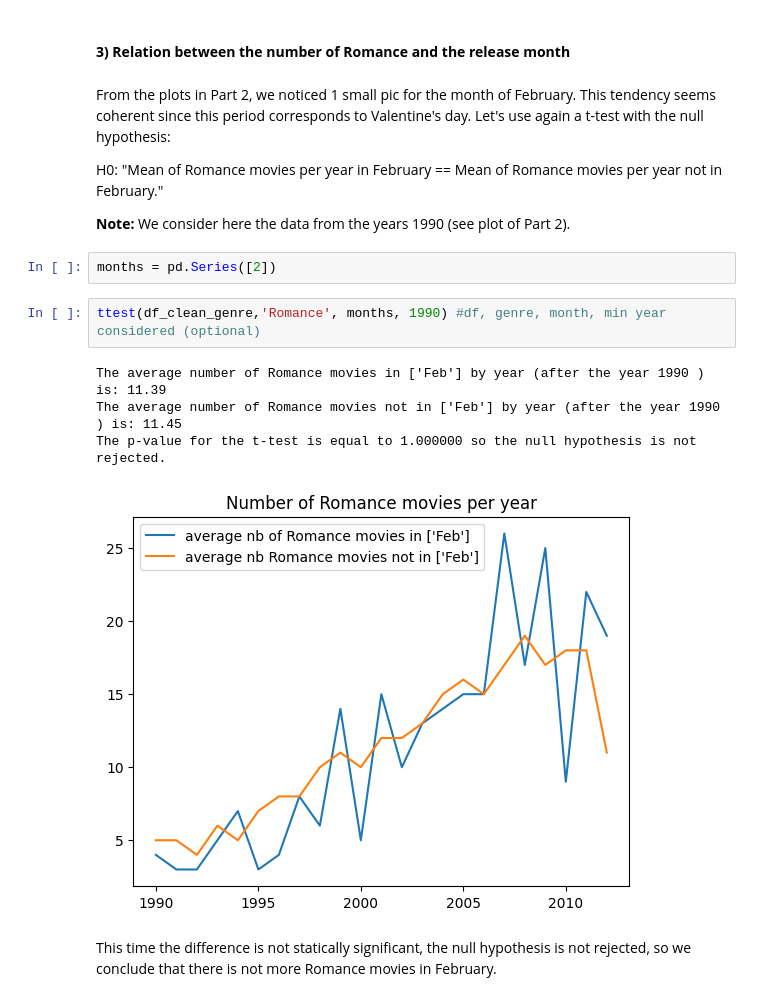
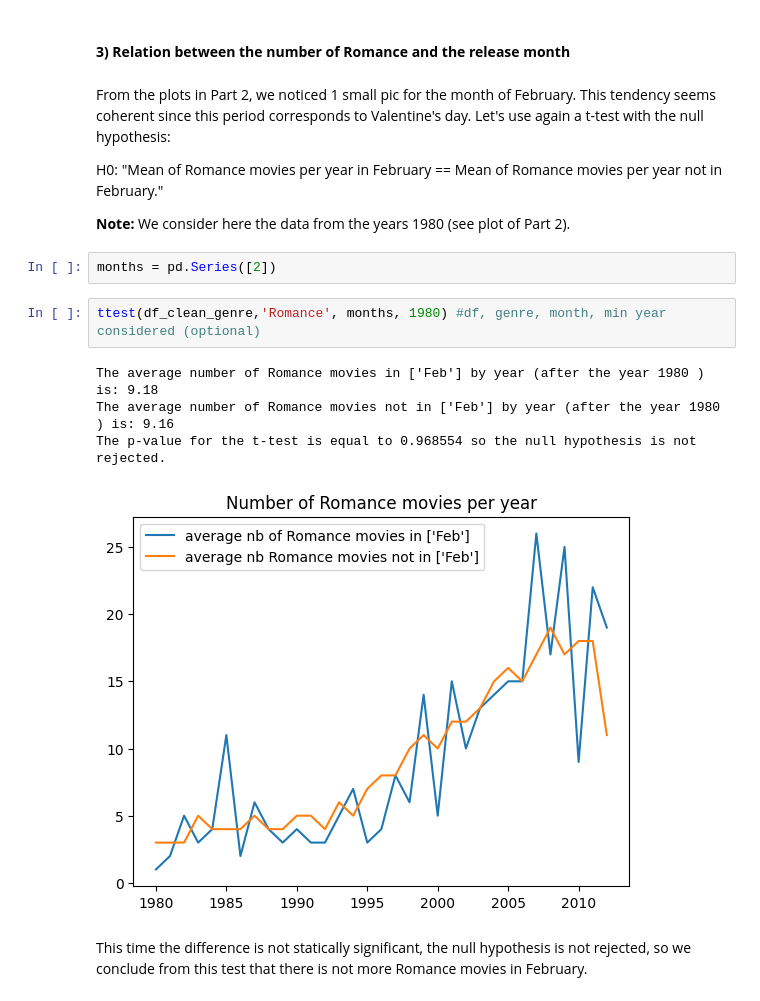
Before and after one commit to epfl-ada/ada-2023-project-dat4k, a Jupyter notebook: P2_final.ipynb, the cells around one changed output. Saved outputs shown, nothing was run; the diff lists cells and outputs as text.

```diff
--- a/P2_final.ipynb
+++ b/P2_final.ipynb
@@ -388,15 +391,15 @@ Let's use again a t-test with the null hypothesis:
 
 H0: "Mean of Romance movies per year in February == Mean of Romance movies per year not in February."
 
-**Note:** We consider here the data from the years 1990 (see plot of Part 2).
+**Note:** We consider here the data from the years 1980 (see plot of Part 2).
 # %%
 months = pd.Series([2])
 # %%
-ttest(df_clean_genre,'Romance', months, 1990) #df, genre, month, min year considered (optional)
+ttest(df_clean_genre,'Romance', months, 1980) #df, genre, month, min year considered (optional)
 # %% [output]
-The average number of Romance movies in ['Feb'] by year (after the year 1990 ) is: 11.39
-The average number of Romance movies not in ['Feb'] by year (after the year 1990 ) is: 11.45
-The p-value for the t-test is equal to 1.000000 so the null hypothesis is not rejected.
+The average number of Romance movies in ['Feb'] by year (after the year 1980 ) is: 9.18
+The average number of Romance movies not in ['Feb'] by year (after the year 1980 ) is: 9.16
+The p-value for the t-test is equal to 0.968554 so the null hypothesis is not rejected.
-[figure, old version]
+[figure, new version]
 # %% [markdown]
-This time the difference is not statically significant, the null hypothesis is not rejected, so we conclude that there is not more Romance movies in February.
+This time the difference is not statically significant, the null hypothesis is not rejected, so we conclude from this test that there is not more Romance movies in February.
```
Also changed, not shown: parts of 6 cells of this notebook.
